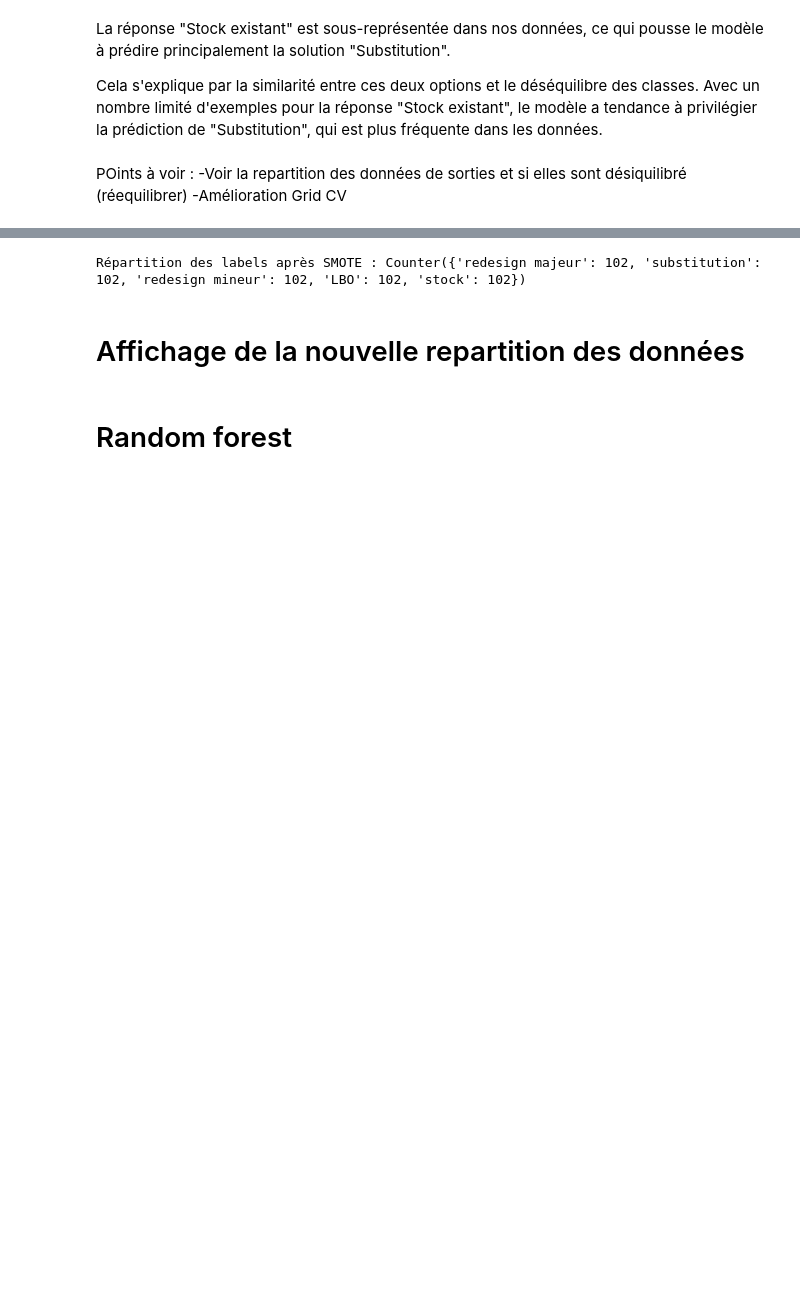
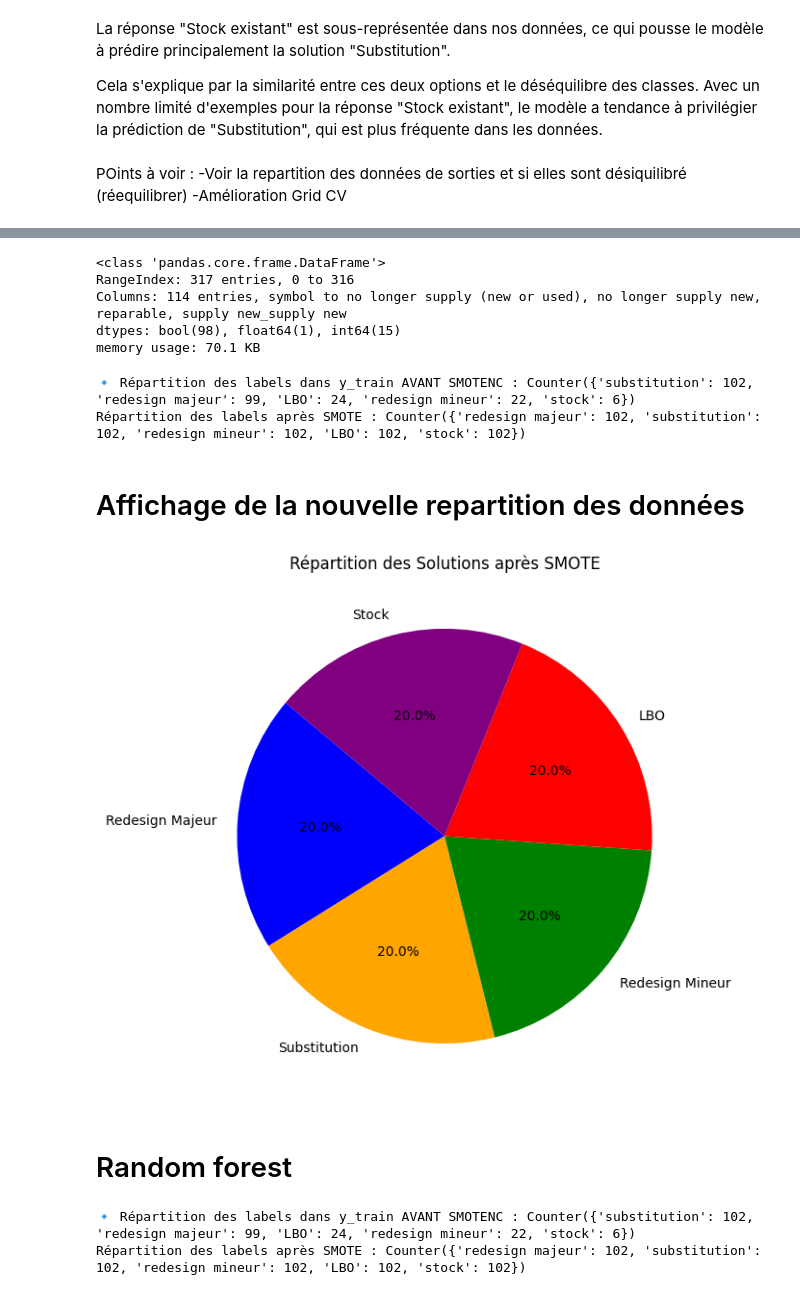
Before and after one commit to coupsim/PSYN_SNCF, a Jupyter notebook: PSYN_sncf_data.ipynb, the cells around one changed output, grey strips where cells are left out. Saved outputs shown, nothing was run; the diff lists cells and outputs as text; code cells hidden in the pictures; blank space fills up the shorter version.

```diff
--- a/PSYN_sncf_data.ipynb
+++ b/PSYN_sncf_data.ipynb
@@ -581,25 +612,73 @@ TypeError: 'tuple' object is not callable
+# %%
+# Stocker la colonne "symbol" pour l'afficher plus tard
+X["symbol"] = df["symbol"]
+
+# Encodage des variables catégorielles si nécessaire
+#X = pd.get_dummies(X, drop_first=True)
+# je crois il faut pas supprimer la première colonne
+X_dummies = pd.get_dummies(X)
+X_dummies.info()
+# %% [output]
+<class 'pandas.core.frame.DataFrame'>
+RangeIndex: 317 entries, 0 to 316
+Columns: 114 entries, symbol to no longer supply (new or used), no longer supply new, reparable, supply new_supply new
+dtypes: bool(98), float64(1), int64(15)
+memory usage: 70.1 KB
 # %%
-# ✅ Vérifier les colonnes non numériques
-categorical_cols = X.select_dtypes(include=['object']).columns
-
-# ✅ Appliquer One-Hot Encoding (meilleur pour PCA, Random Forest)
-X = pd.get_dummies(X, drop_first=True)  # Convertir les variables catégorielles en indicateurs 0/1
-
 # ✅ Séparer les données en entraînement et test
 X_train, X_test, y_train, y_test = train_test_split(X, y, test_size=0.2, stratify=y, random_state=42)
+print("🔹 Répartition des labels dans y_train AVANT SMOTENC :", Counter(y_train))
 
-# ✅ Appliquer SMOTE uniquement sur l'ensemble d'entraînement
-smote = SMOTE(sampling_strategy='auto', random_state=42)
-X_train_resampled, y_train_resampled = smote.fit_resample(X_train, y_train)
+# ✅ Appliquer SMOTENC uniquement sur l'ensemble d'entraînement
+smote_nc = SMOTENC(categorical_features=categorical_features, sampling_strategy='auto', random_state=42)
+
+X_train_resampled, y_train_resampled = smote_nc.fit_resample(X_train, y_train)
 
 # ✅ Vérifier la distribution après rééquilibrage
 print("Répartition des labels après SMOTE :", Counter(y_train_resampled))
 # %% [output]
+🔹 Répartition des labels dans y_train AVANT SMOTENC : Counter({'substitution': 102, 'redesign majeur': 99, 'LBO': 24, 'redesign mineur': 22, 'stock': 6})
 Répartition des labels après SMOTE : Counter({'redesign majeur': 102, 'substitution': 102, 'redesign mineur': 102, 'LBO': 102, 'stock': 102})
 # %% [markdown]
 # Affichage de la nouvelle repartition des données
+# %%
+# ✅ Définir les données du pie chart
+labels = ['Redesign Majeur', 'Substitution', 'Redesign Mineur', 'LBO', 'Stock']
+sizes = [102, 102, 102, 102, 102]  # Fréquences après SMOTE
+
+# ✅ Création du pie chart
+plt.figure(figsize=(7,7))
+plt.pie(sizes, labels=labels, autopct='%1.1f%%', startangle=140, colors=['blue', 'orange', 'green', 'red', 'purple'])
+plt.title("Répartition des Solutions après SMOTE")
+plt.show()
+# %% [output]
+[figure, added]
 # %% [markdown]
 # Random forest
+# %%
+from collections import Counter
+from sklearn.model_selection import train_test_split
+from imblearn.over_sampling import SMOTENC
+import numpy as np
+
+# ✅ Séparer les données en entraînement et test
+X_train, X_test, y_train, y_test = train_test_split(X, y, test_size=0.2, stratify=y, random_state=42)
+
+
+print("🔹 Répartition des labels dans y_train AVANT SMOTENC :", Counter(y_train))
+
+# ✅ Déterminer les indices des colonnes catégoriques pour SMOTENC
+categorical_feature_indices = [X_train.columns.get_loc(col) for col in categorical_features]
+
+# ✅ Appliquer SMOTENC uniquement sur l'ensemble d'entraînement
+smote_nc = SMOTENC(categorical_features=categorical_feature_indices, sampling_strategy='auto', random_state=42)
+X_train_resampled, y_train_resampled = smote_nc.fit_resample(X_train, y_train)
+
+# ✅ Vérifier la distribution après rééquilibrage
+print("Répartition des labels après SMOTE :", Counter(y_train_resampled))
+# %% [output]
+🔹 Répartition des labels dans y_train AVANT SMOTENC : Counter({'substitution': 102, 'redesign majeur': 99, 'LBO': 24, 'redesign mineur': 22, 'stock': 6})
+Répartition des labels après SMOTE : Counter({'redesign majeur': 102, 'substitution': 102, 'redesign mineur': 102, 'LBO': 102, 'stock': 102})
 # %%
 #✅ Initialiser et entraîner le modèle Random Forest
 model = RandomForestClassifier(n_estimators=1000, random_state=42, class_weight="balanced")
```
Also changed, not shown: parts of 14 cells of this notebook.
